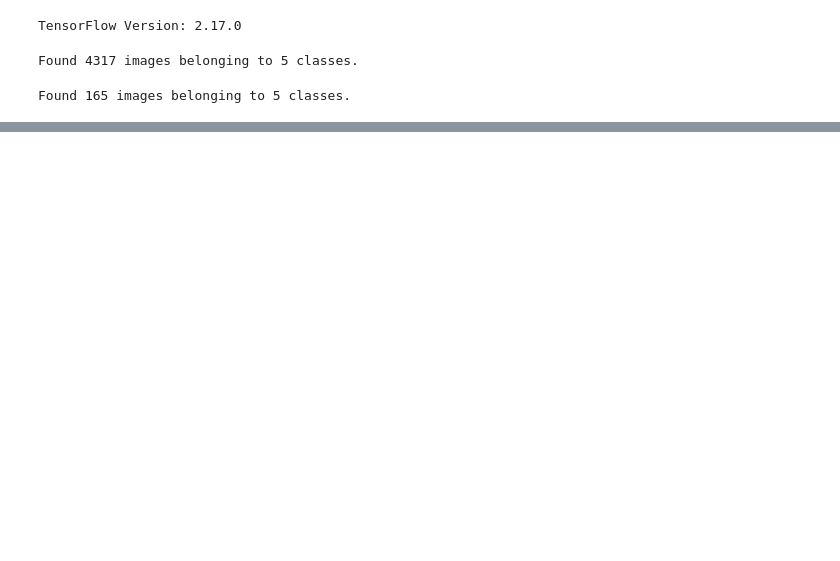
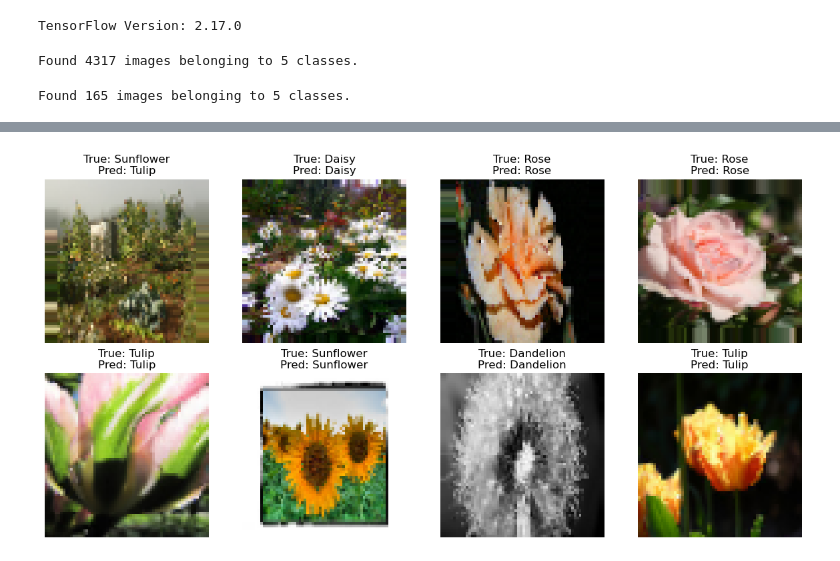
Before and after one commit to phanvantuan14/flower_cnn, a Jupyter notebook: flower_recognition.ipynb, the cells around one changed output, grey strips where cells are left out. Cells and saved outputs as stored; diff of their text form; code cells hidden in the pictures; blank space fills up the shorter version.

```diff
--- a/flower_recognition.ipynb
+++ b/flower_recognition.ipynb
@@ -129,0 +159,55 @@ Rose
+# %%
+import numpy as np
+import matplotlib.pyplot as plt
+
+def get_predictions_from_model(cnn, data_generator, num_images):
+    """
+    Lấy dự đoán từ mô hình và ảnh từ data_generator.
+
+    :param cnn: Mô hình đã huấn luyện
+    :param data_generator: Generator của dữ liệu (train_datagen.flow_from_directory)
+    :param num_images: Số lượng ảnh cần dự đoán
+    :return: tuple (images, true_classes, predicted_classes)
+    """
+    images, labels = next(data_generator)
+    predictions = cnn.predict(images)
+    predicted_classes = np.argmax(predictions, axis=1)
+    true_classes = np.argmax(labels, axis=1)
+    return images[:num_images], true_classes[:num_images], predicted_classes[:num_images]
+
+def plot_predictions(images, true_classes, predicted_classes, class_names, num_rows, num_cols):
+    """
+    Hiển thị các ảnh cùng với lớp thực tế và lớp dự đoán.
+
+    :param images: Danh sách các ảnh
+    :param true_classes: Các lớp thực tế của các ảnh
+    :param predicted_classes: Các lớp dự đoán của các ảnh
+    :param class_names: Danh sách các tên lớp
+    :param num_rows: Số dòng trong lưới ảnh
+    :param num_cols: Số cột trong lưới ảnh
+    """
+    plt.figure(figsize=(12, 6))
+    for i in range(num_rows * num_cols):
+        plt.subplot(num_rows, num_cols, i + 1)
+
+        # Kiểm tra và chuẩn hóa ảnh
+        img = images[i]
+        if img.max() > 1:  # Nếu giá trị pixel không trong khoảng [0, 1], chuẩn hóa ảnh
+            img = img / 255.0
+
+        plt.imshow(img)
+        true_label = class_names[true_classes[i]]
+        predicted_label = class_names[predicted_classes[i]]
+        plt.title(f'True: {true_label}\nPred: {predicted_label}')
+        plt.axis('off')
+
+    plt.tight_layout()
+    plt.show()
+
+# Giả sử bạn đã huấn luyện mô hình và đã có `cnn`
+num_images = 8  # Số lượng ảnh bạn muốn hiển thị
+images, true_classes, predicted_classes = get_predictions_from_model(cnn, training_set, num_images)
+
+# Vẽ ảnh với dự đoán
+plot_predictions(images, true_classes, predicted_classes, class_names, num_rows=2, num_cols=4)
+# %% [output]
@@ -129,0 +215 @@ Rose
+[figure, added]
```
Also changed, not shown: parts of 19 cells of this notebook, 1 other file.
